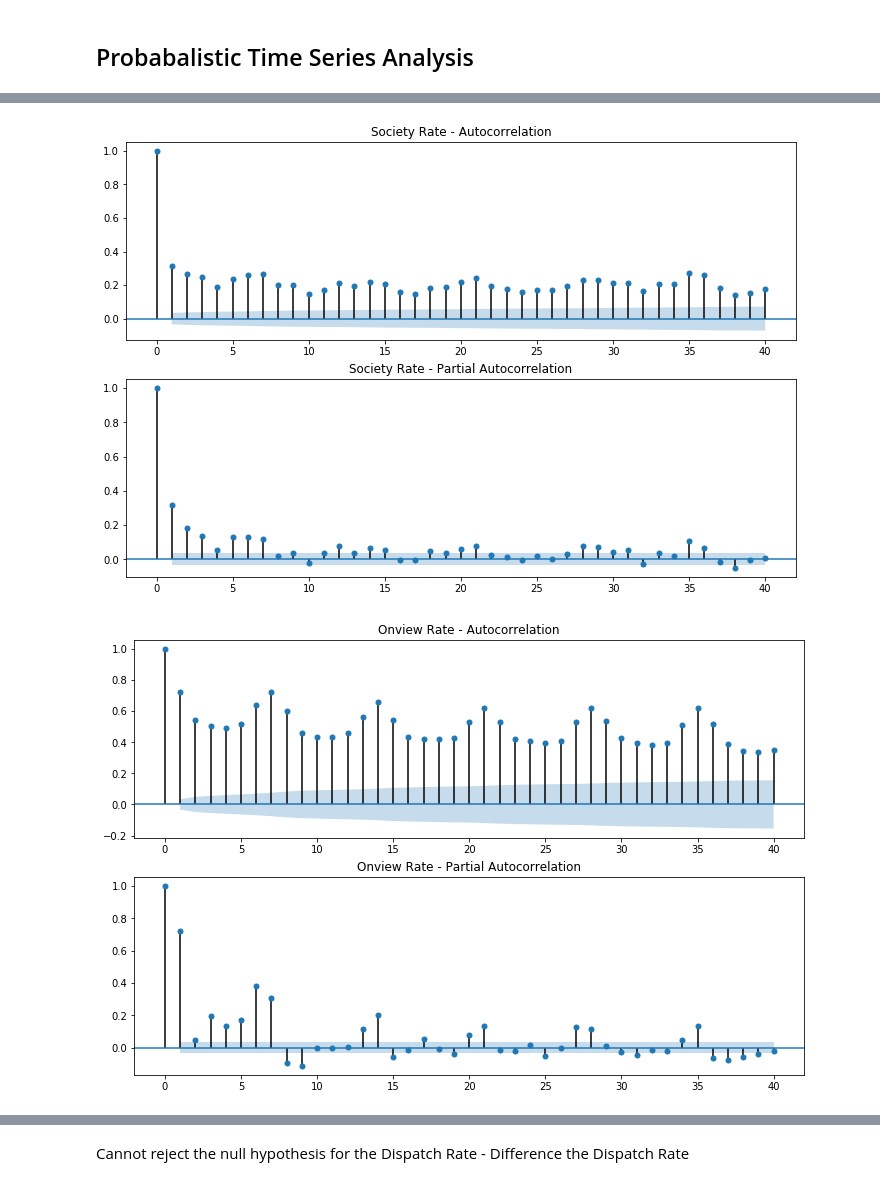
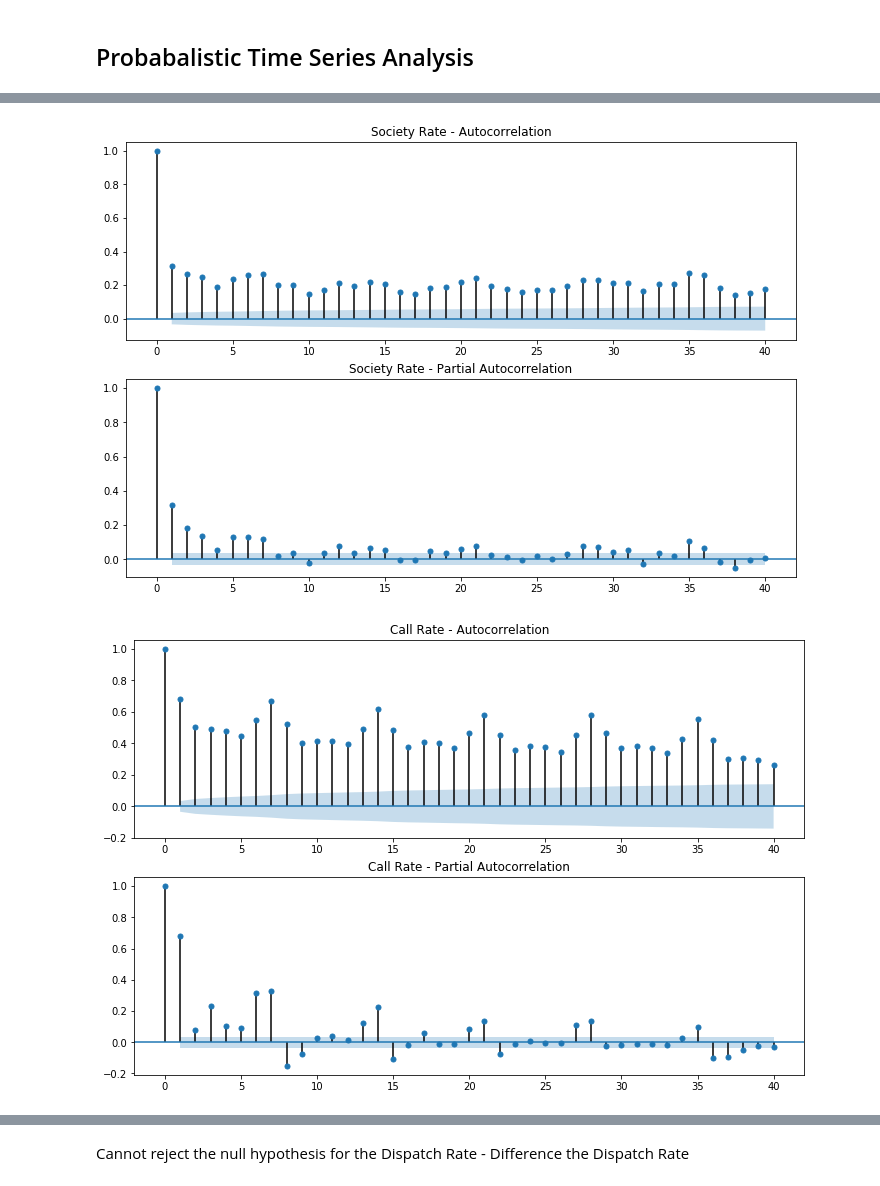
Before and after one commit to latherley/ARIMAX-NN, a Jupyter notebook: Time Series Analysis - Proactive Policing.ipynb, the cells around one changed output, grey strips where cells are left out. Cells and saved outputs as stored; diff of their text form; code cells hidden in the pictures.

```diff
--- a/Time Series Analysis - Proactive Policing.ipynb
+++ b/Time Series Analysis - Proactive Policing.ipynb
@@ -67,34 +64,35 @@ ax1.set_title('Society Rate - Autocorrelation')
 ax2.set_title('Society Rate - Partial Autocorrelation')
 plt.show()
 
+fig = plt.figure(figsize=(12,8))
 ax1 = fig.add_subplot(211)
 fig = sm.graphics.tsa.plot_acf(df['Call Rate'], lags = 40, ax=ax1)
 ax2 = fig.add_subplot(212)
 fig = sm.graphics.tsa.plot_pacf(df['Call Rate'], lags = 40, ax=ax2)
 ax1.set_title('Call Rate - Autocorrelation')
 ax2.set_title('Call Rate - Partial Autocorrelation')
 plt.show()
 
 fig = plt.figure(figsize=(12,8))
 ax1 = fig.add_subplot(211)
 fig = sm.graphics.tsa.plot_acf(df['Onview Rate'], lags = 40, ax=ax1)
 ax2 = fig.add_subplot(212)
 fig = sm.graphics.tsa.plot_pacf(df['Onview Rate'], lags = 40, ax=ax2)
 ax1.set_title('Onview Rate - Autocorrelation')
 ax2.set_title('Onview Rate - Partial Autocorrelation')
 plt.show()
 
 fig = plt.figure(figsize=(12,8))
 ax1 = fig.add_subplot(211)
 fig = sm.graphics.tsa.plot_acf(df['Dispatch Rate'], lags = 40, ax=ax1)
 ax2 = fig.add_subplot(212)
 fig = sm.graphics.tsa.plot_pacf(df['Dispatch Rate'], lags = 40, ax=ax2)
 ax1.set_title('Dispatch Rate - Autocorrelation')
 ax2.set_title('Dispatch Rate - Partial Autocorrelation')
 plt.show()
 # %% [output]
 [figure]
 [figure]
 [figure]
 [figure]
-[figure, old version]
+[figure, new version]
```
Also changed, not shown: parts of 5 cells of this notebook, 3 other files.
